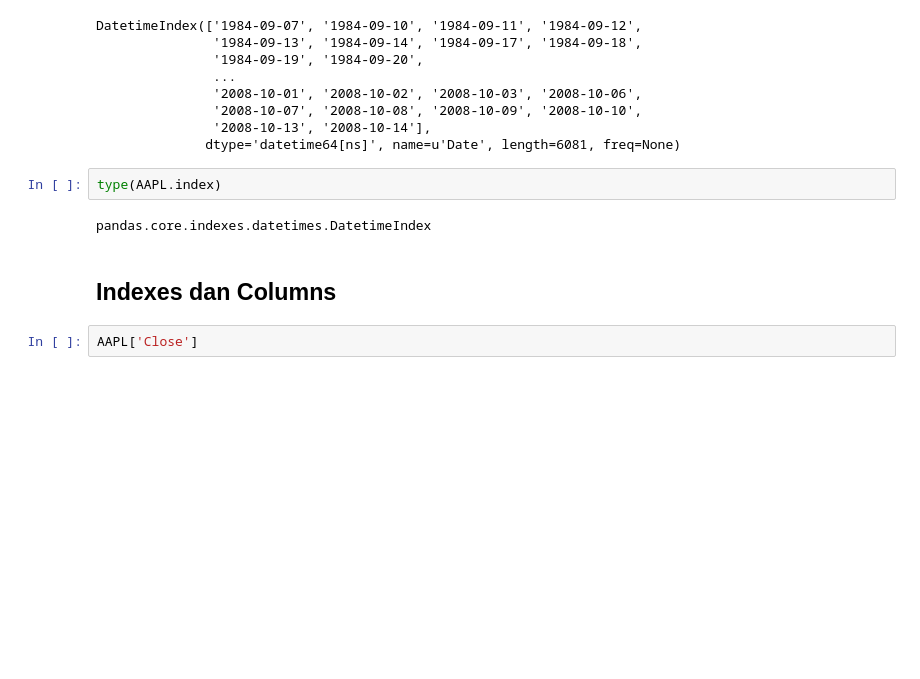
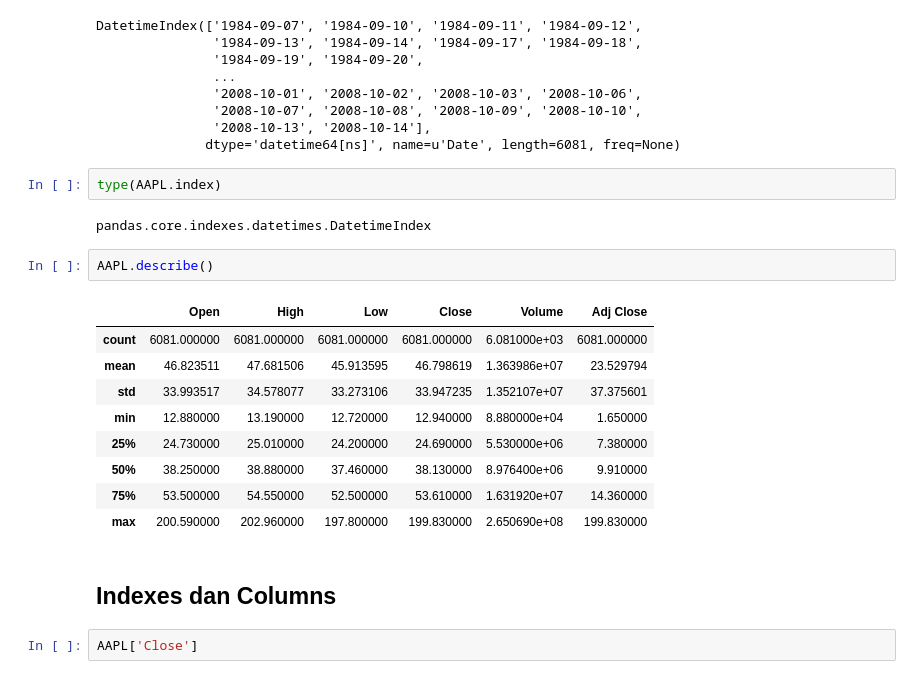
Before and after one commit to nodefluxio/MLID-workshop, a Jupyter notebook: Day1/Python for Data Science/5. More on Pandas.ipynb, the cells around one changed output. Saved outputs shown, nothing was run; the diff lists cells and outputs as text; blank space fills up the shorter version.

```diff
--- a/Day1/Python for Data Science/5. More on Pandas.ipynb
+++ b/Day1/Python for Data Science/5. More on Pandas.ipynb
@@ -52,6 +52,18 @@ DatetimeIndex(['1984-09-07', '1984-09-10', '1984-09-11', '1984-09-12',
 type(AAPL.index)
 # %% [output]
 pandas.core.indexes.datetimes.DatetimeIndex
+# %%
+AAPL.describe()
+# %% [output]
+|  | Open | High | Low | Close | Volume | Adj Close |
+| count | 6081.000000 | 6081.000000 | 6081.000000 | 6081.000000 | 6.081000e+03 | 6081.000000 |
+| mean | 46.823511 | 47.681506 | 45.913595 | 46.798619 | 1.363986e+07 | 23.529794 |
+| std | 33.993517 | 34.578077 | 33.273106 | 33.947235 | 1.352107e+07 | 37.375601 |
+| min | 12.880000 | 13.190000 | 12.720000 | 12.940000 | 8.880000e+04 | 1.650000 |
+| 25% | 24.730000 | 25.010000 | 24.200000 | 24.690000 | 5.530000e+06 | 7.380000 |
+| 50% | 38.250000 | 38.880000 | 37.460000 | 38.130000 | 8.976400e+06 | 9.910000 |
+| 75% | 53.500000 | 54.550000 | 52.500000 | 53.610000 | 1.631920e+07 | 14.360000 |
+| max | 200.590000 | 202.960000 | 197.800000 | 199.830000 | 2.650690e+08 | 199.830000 |
 # %% [markdown]
 ## Indexes dan Columns
 # %%
```
Also changed, not shown: 6 other files.
